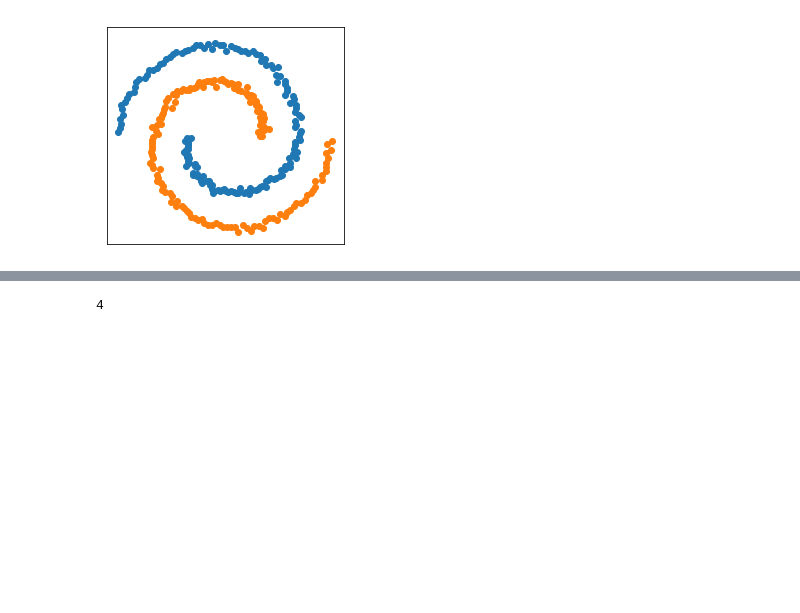
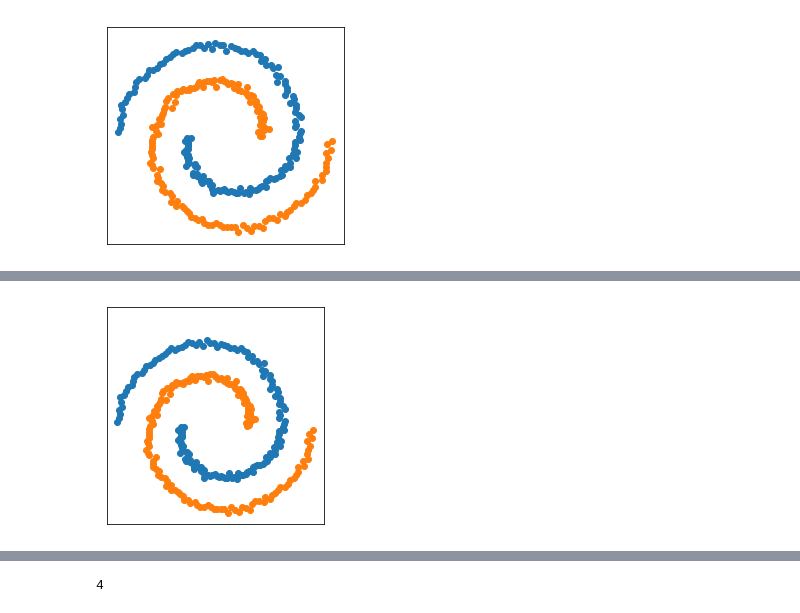
Before and after one commit to lisalebovici/LSHLinkClustering, a Jupyter notebook: data/abstract shapes.ipynb, the cells around one changed output, grey strips where cells are left out. Drawn from its saved outputs; the diff is of its cells as text; code cells hidden in the pictures; blank space fills up the shorter version.

```diff
--- a/data/abstract shapes.ipynb
+++ b/data/abstract shapes.ipynb
@@ -152,0 +273,5 @@ plt.show()
+# %%
+spirals = np.genfromtxt('spirals.csv', delimiter=",")[1:, 1:]
+plot_clusters(spirals, cutoff=2, scale=100, linkage='LSH', A=1.4, k=10, l=100)
+# %% [output]
+[figure, added]
```
Also changed, not shown: parts of 14 cells of this notebook, 6 other files.
